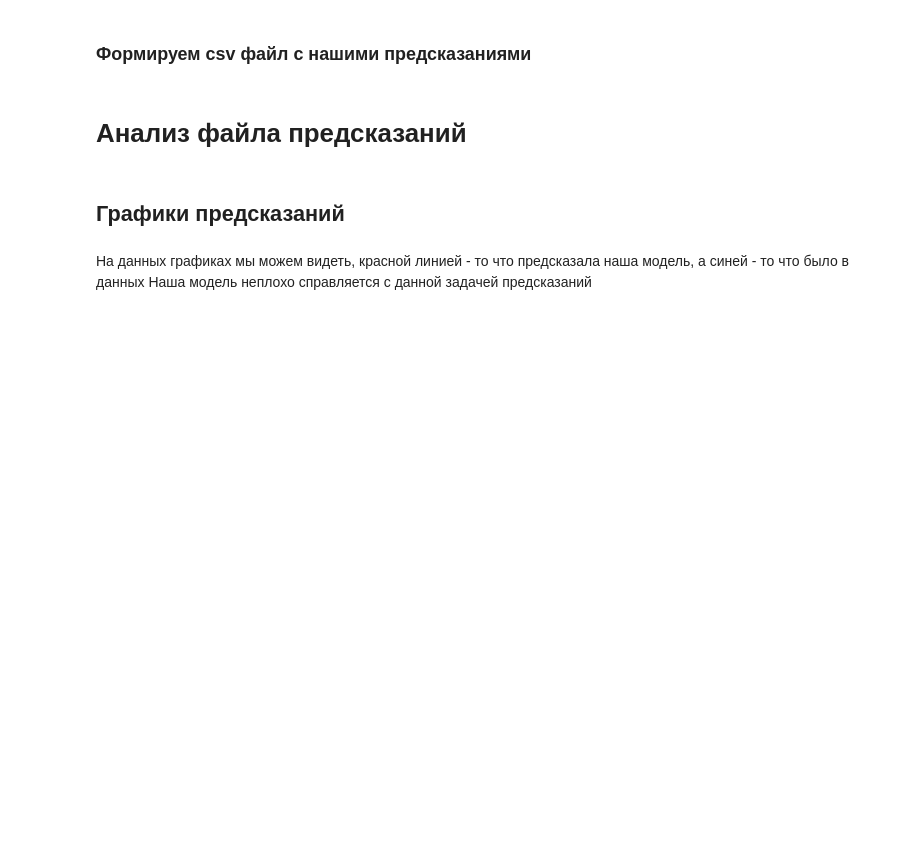
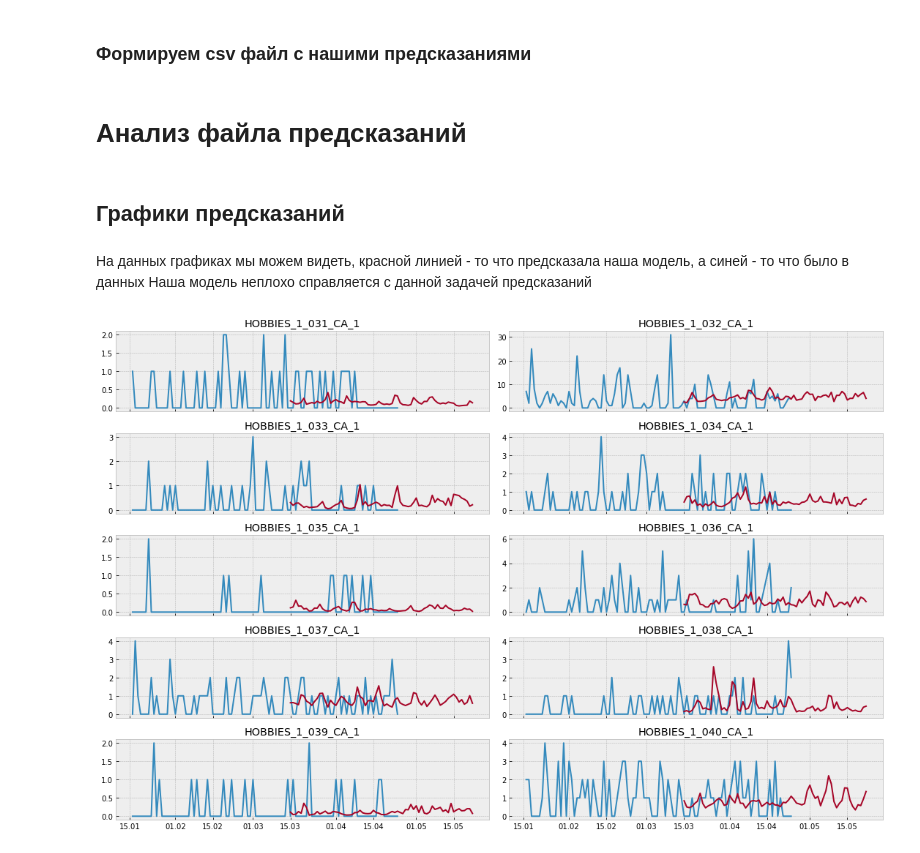
Before and after one commit to spannenberger/Walmart-notebook, a Jupyter notebook: WALMART.ipynb, the cells around one changed output. Drawn from its saved outputs; the diff is of its cells as text; code cells hidden in the pictures; blank space fills up the shorter version.

Commit message:
add plots

```diff
--- a/WALMART.ipynb
+++ b/WALMART.ipynb
@@ -604,15 +605,17 @@ sub.columns = columns.values
 # %%
 fig, axes = plt.subplots(5, 2, figsize=(15, 10), sharex=True)
 axes = axes.flatten()
 
 ax_idx = 0
 for s in past_sales.columns[30:]:
     item = "_".join(s.split('_')[:-1])
     axes[ax_idx].set_title(item)
     axes[ax_idx].xaxis.set_major_formatter(mdates.DateFormatter('%d.%m'))
-    axes[ax_idx].plot(past_sales.index[-200:],past_sales[f"{item}_validation"][-200:],sub.index,sub[f"{item}_evaluation"])
+    axes[ax_idx].plot(past_sales.index[-100:],past_sales[f"{item}_validation"][-100:],sub.index,sub[f"{item}_evaluation"])
     ax_idx += 1
     if ax_idx == 10:
         break
 plt.tight_layout()
 plt.show()
+# %% [output]
+[figure, added]
```
Also changed, not shown: parts of 3 cells of this notebook.
